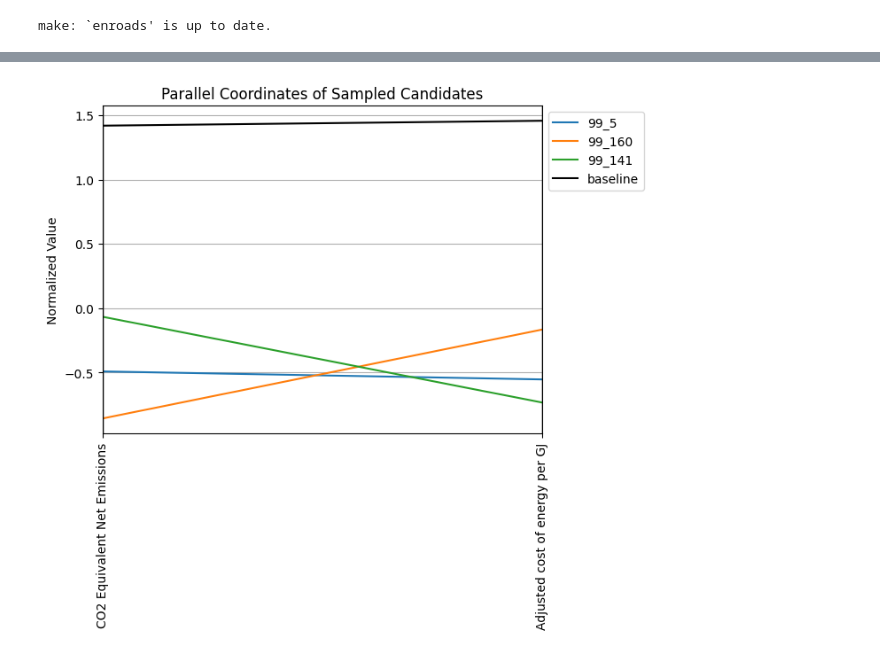
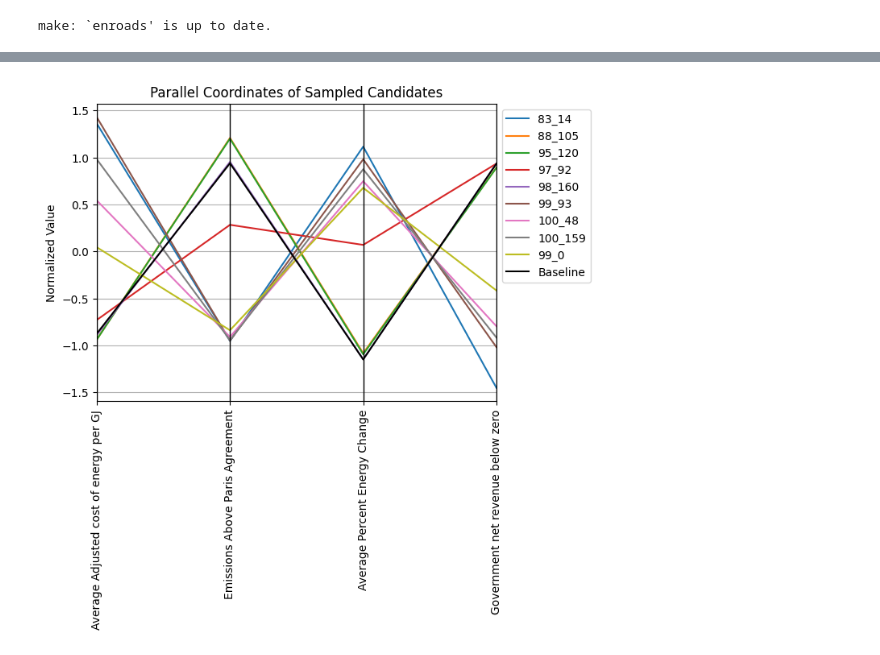
Before and after one commit to cognizant-ai-labs/en-roads-py, a Jupyter notebook: experiments/analysis.ipynb, the cells around one changed output, grey strips where cells are left out. Saved outputs shown, nothing was run; the diff lists cells and outputs as text; code cells hidden in the pictures.

```diff
--- a/experiments/analysis.ipynb
+++ b/experiments/analysis.ipynb
@@ -13,10 +12,10 @@ from generate_url import open_browser
 # %%
-results_dir = Path("results//presentation/basetwo")
+results_dir = Path("results/presentation/renewablegovernment")
 config = json.load(open(results_dir / "config.json"))
 gens = len(list(results_dir.glob("[0-9]*.csv")))-1
 context = config["context"]
 actions = config["actions"]
 outcomes = config["outcomes"]
 n_elites = config["evolution_params"]["n_elites"]
-print(gens, outcomes)
+print(gens, outcomes, len(actions), len(context))
 # %% [output]
@@ -52,11 +55,11 @@ n_atoms = 1e82
 # %%
 baseline_actions = {}
-baseline_df = evaluator.evaluate_actions(baseline_actions)
+baseline_df = evaluator.enroads_runner.evaluate_actions(baseline_actions)
 outcome_keys = list(outcomes.keys())
-custom_outcomes = ["Cost of energy next 10 years", "Average Adjusted cost of energy per GJ", "Average Energy Change", "Average Percent Energy Change", "Year Zero Emissions Reached"]
+custom_outcomes = ["Cost of energy next 10 years", "Average Adjusted cost of energy per GJ", "Average Energy Change", "Average Percent Energy Change", "Year Zero Emissions Reached", "Emissions Above Paris Agreement", "Actions taken", "Government net revenue below zero"]
 enroads_outcomes = [key for key in outcome_keys if key not in custom_outcomes]
-enroads_outcomes = list(set(enroads_outcomes + ["CO2 Equivalent Net Emissions", "Adjusted cost of energy per GJ"]))
-baseline_metrics = evaluator.outcome_manager.process_outcomes(baseline_df)
+enroads_outcomes = list(set(enroads_outcomes + ["CO2 Equivalent Net Emissions", "Adjusted cost of energy per GJ", "Government net revenue from adjustments"]))
+baseline_metrics = evaluator.outcome_manager.process_outcomes(baseline_actions, baseline_df)
 for outcome in outcomes:
     print(f"{outcome}: {baseline_metrics[outcome]}")
 
@@ -90,16 +90,0 @@ final_pareto
-# %%
-sample_points = set()
-for outcome in outcomes:
-    sorted_pareto = final_pareto.sort_values(outcome)
-    sample_points.add(sorted_pareto.iloc[0]["cand_id"])
-    sample_points.add(sorted_pareto.iloc[-1]["cand_id"])
-
-i = 0
-while len(sample_points) < 9 and i < len(outcomes):
-    outcome = outcome_keys[i]
-    sorted_pareto = final_pareto.sort_values(outcome)
-    sample_points.add(sorted_pareto.iloc[len(sorted_pareto) // 2]["cand_id"])
-    i += 1
-
-sample_points = list(sample_points)
-sample_points
@@ -107,0 +91,7 @@ sample_points
+# %%
+if len(final_pareto) < 10:
+    sample_points = final_pareto["cand_id"].tolist()
+else:
+    sample_points = final_pareto.sort_values("distance", ascending=False)["cand_id"].head(9).tolist()
+
+sample_points
@@ -282,35 +200,35 @@ context_input, context_vals = evaluator.context_dataset[0]
 def plot_parallel_coordinates(cand_ids):
     coords_dicts = []
     for cand_id in cand_ids:
         gen = int(cand_id.split("_")[0])
         gen_df = pd.read_csv(results_dir / f"{gen}.csv")
         row = gen_df[gen_df["cand_id"] == cand_id].iloc[0]
         cand_coords = [row[outcome] for outcome in outcomes]
         cand_dict = dict(zip(outcomes.keys(), cand_coords))
         cand_dict["cand_id"] = cand_id
         coords_dicts.append(cand_dict)
 
     baseline_dict = {outcome: metric for outcome, metric in baseline_metrics.items()}
-    baseline_dict["cand_id"] = "baseline"
+    baseline_dict["cand_id"] = "Baseline"
     coords_dicts.append(baseline_dict)
 
     coords_df = pd.DataFrame(coords_dicts)
     normalized_df = coords_df[outcomes.keys()]
     normalized_df = (normalized_df - normalized_df.mean()) / (normalized_df.std() + 1e-10)
     normalized_df["cand_id"] = coords_df["cand_id"]
 
     colors = plt.rcParams["axes.prop_cycle"].by_key()["color"]
     # Color baseline black
     colors[len(coords_df)-1] = "black"
     pd.plotting.parallel_coordinates(normalized_df, "cand_id", color=colors)
     plt.legend(bbox_to_anchor=(1, 1))
     plt.xticks(rotation=90)
     plt.ylabel("Normalized Value")
     plt.title("Parallel Coordinates of Sampled Candidates")
 
 plot_parallel_coordinates(sample_points)
 # %% [output]
-[figure, old version]
+[figure, new version]
 # %%
 def get_average_df(dfs: list[pd.DataFrame]):
     avg_df = dfs[0].copy()
```
Also changed, not shown: parts of 26 cells of this notebook, 30 other files.
